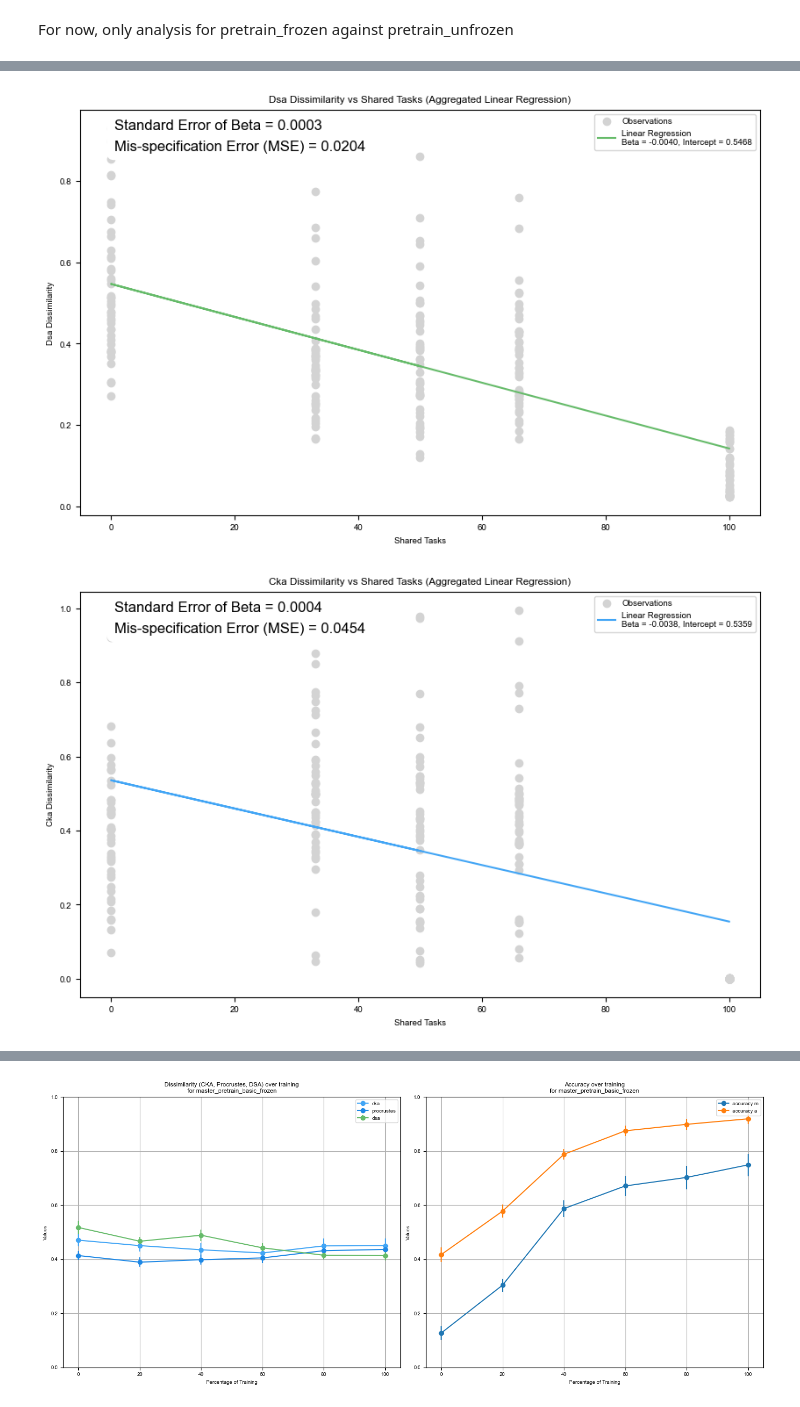
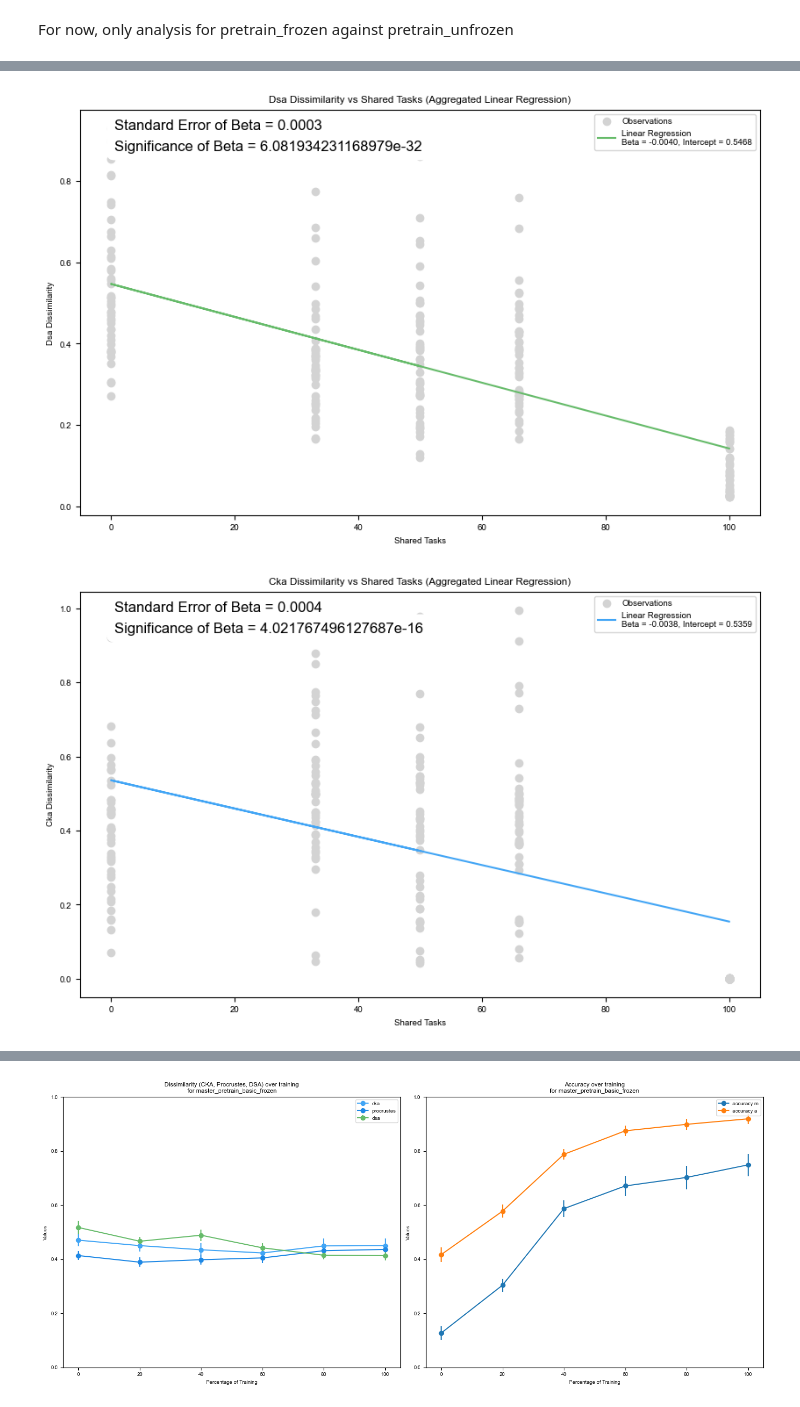
Before and after one commit to qglht/RepAL, a Jupyter notebook: notebooks/analysis_rnn_4_over_learning.ipynb, the cells around one changed output, grey strips where cells are left out. Cells and saved outputs as stored; diff of their text form; code cells hidden in the pictures.

```diff
--- a/notebooks/analysis_rnn_4_over_learning.ipynb
+++ b/notebooks/analysis_rnn_4_over_learning.ipynb
@@ -45,3 +48,19 @@ dissimilarities_per_shared_task = dissimilarities_per_percentage_of_shared_task(
 For now, only analysis for pretrain_frozen against pretrain_unfrozen
 # %%
 dissimilarities_groups, groups_training = get_dissimilarities_groups(taskset, models_trained_per_group)
+# %%
+for measure in dissimilarities_per_shared_task:
+    X = []  # Store shared_tasks as X
+    y = []  # Store dissimilarities as y
+    print(measure)
+    # Aggregate all (shared_task, dissimilarity) pairs across all models
+    for shared_tasks, models_data in dissimilarities_per_shared_task[measure].items():
+        for model, dissimilarity_list in models_data.items():
+            dissimilarity = dissimilarity_list[
+                0
+            ]  # Extract the single dissimilarity value for the current model
+            X.append(shared_tasks)
+            y.append(dissimilarity)
+    print(f"len(y): {len(y)}")
+    print(f"x: {X}")
+    print(f"y: {y}")
@@ -92,6 +124,10 @@ for measure in dissimilarities_per_shared_task:
     # Standard error of the slope (beta)
     standard_error_beta = np.sqrt(residual_variance / X_variance)
 
+    t_statistic = beta / standard_error_beta
+    df = len(X) - 2  # degrees of freedom
+    p_value = 2 * stats.t.sf(np.abs(t_statistic), df)
+
     # Mis-specification error (Mean Squared Error)
     mse = np.mean(residuals**2)
 
@@ -103,32 +139,39 @@ for measure in dissimilarities_per_shared_task:
         y_pred,
         "-",
         color=color_mapping_metrics[measure],
         label=f"Linear Regression\nBeta = {beta:.4f}, Intercept = {intercept:.4f}",
     )
 
     # Annotate the plot with Standard Error of Beta and Mis-specification Error
     plt.annotate(
         f"Standard Error of Beta = {standard_error_beta:.4f}",
         xy=(0.05, 0.95),
         xycoords="axes fraction",
         fontsize=12,
         bbox=dict(facecolor="white", edgecolor="none", boxstyle="round,pad=0.5"),
     )
     plt.annotate(
         f"Mis-specification Error (MSE) = {mse:.4f}",
         xy=(0.05, 0.90),
         xycoords="axes fraction",
         fontsize=12,
         bbox=dict(facecolor="white", edgecolor="none", boxstyle="round,pad=0.5"),
     )
+    plt.annotate(
+        f"Significance of Beta = {p_value}",
+        xy=(0.05, 0.90),
+        xycoords="axes fraction",
+        fontsize=12,
+        bbox=dict(facecolor="white", edgecolor="none", boxstyle="round,pad=0.5"),
+    )
 
     plt.xlabel("Shared Tasks")
     plt.ylabel(f"{measure.capitalize()} Dissimilarity")
     plt.title(
         f"{measure.capitalize()} Dissimilarity vs Shared Tasks (Aggregated Linear Regression)"
     )
     plt.legend()
     plt.show()
 # %% [output]
-[figure, old version]
+[figure, new version]
-[figure, old version]
+[figure, new version]
```
Also changed, not shown: parts of 8 cells of this notebook, 11 other files.
